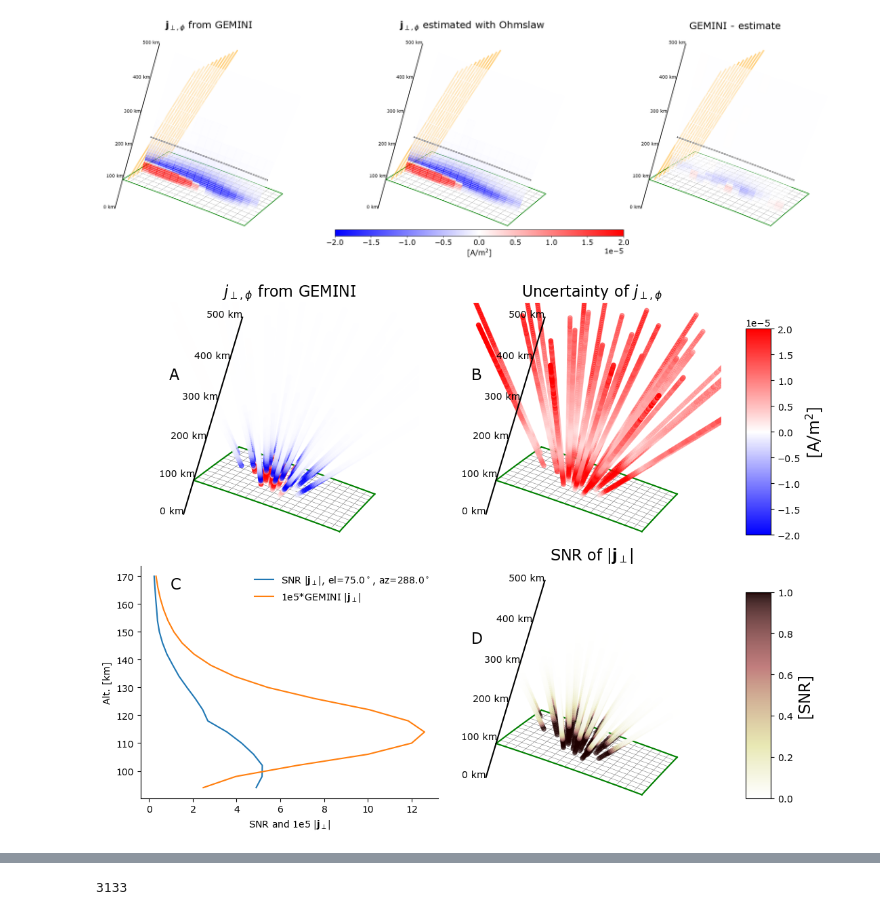
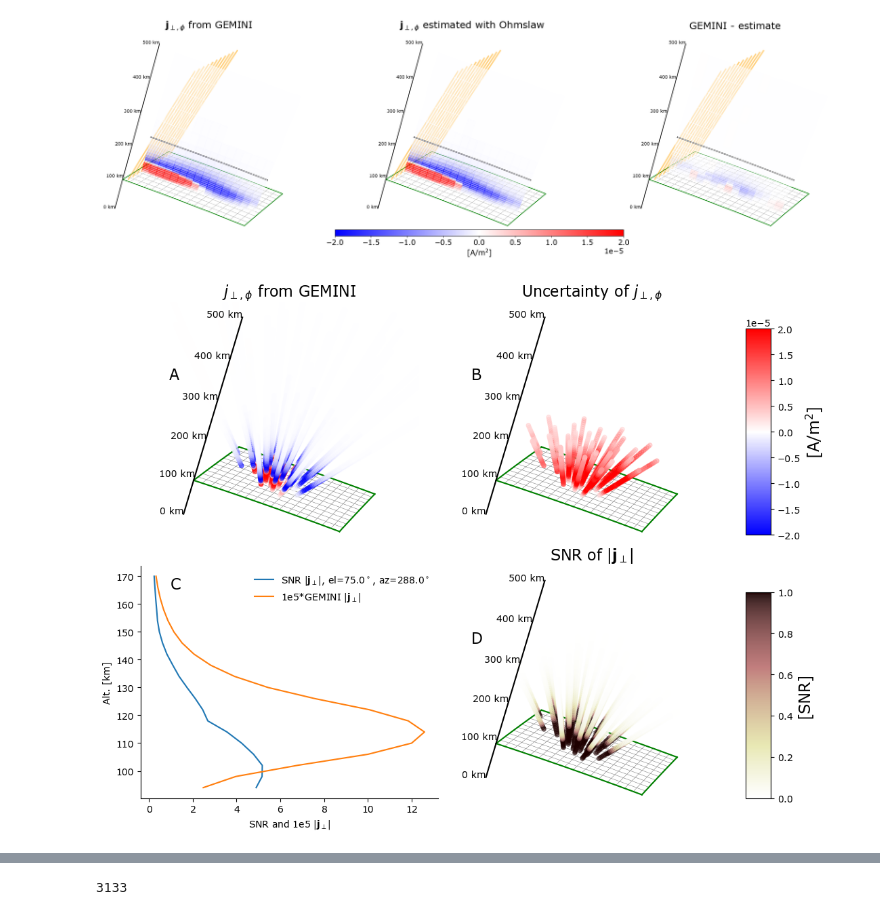
Before and after one commit to jpreistad/e3dsecs, a Jupyter notebook: paper/02_lompefit.ipynb, the cells around one changed output, grey strips where cells are left out. Cells and saved outputs as stored; diff of their text form; code cells hidden in the pictures.

```diff
--- a/paper/02_lompefit.ipynb
+++ b/paper/02_lompefit.ipynb
@@ -307,7 +308,7 @@ ax1.set_title(r'$j_{\perp, \phi}$ from GEMINI', fontsize=16)
 ax1.text(1900,850, 6200, 'A', fontsize=16)
 ax2 = diagnostics.plot_analysis_grid(dat.__dict__, gr.grid, gr.alts_grid,
                 1, 1, 1, dipole_lompe=False, data=True, eiscat=True, _d=400,
-                q='dje', cmap='bwr', clim=clim, diverging=True, ax=ax2)
+                q='dje', cmap='bwr', clim=clim, diverging=True, ax=ax2, maxh=maph)
 ax2.set_title(r'Uncertainty of $j_{\perp, \phi}$', fontsize=16)
 ax2.text(1900,850, 6200, 'B', fontsize=16)
 
@@ -329,31 +330,31 @@ ax4.set_title(r'SNR of $|\mathbf{j}_{\perp}|$', fontsize=16)
 ax4.text(1900,850, 6200, 'D', fontsize=16)
 
 #Colorbar lower row
 cbarax = plt.subplot2grid((20,21), (11, 20), rowspan = 8, colspan = 1)
 cmap = plt.cm.pink_r
 import matplotlib as mpl
 norm = mpl.colors.Normalize(vmin=0, vmax=_clim)
 cb2 = mpl.colorbar.ColorbarBase(cbarax, cmap=cmap,
                             norm=norm,
                             orientation='vertical')
 cb2.set_label('[SNR]', fontsize=16)
 
 # SNR line plot
 use = np.where((dat.az_all==288) & (dat.el_all==75))[0]
 N = dat.el_all.size
 _az = dat.az_all[use[0]]
 _el = dat.el_all[use[0]]
 s_str = r'SNR $|\mathbf{j}_{\perp}|$, el=$%3.1f^\circ$, az=$%3.1f^\circ$' % (_el,_az)
 ax3.plot(dat.SNR[use[0]:use[0]+20], dat.alt[use[0]:use[0]+20], label=s_str)
 # ax3.plot(datadict['SNRe'][N-nn:N-nn+20], datadict['alt'][N-nn:N-nn+20], label=s_str)
 ax3.plot(np.abs(1e5*dat.jperpmag[use[0]:use[0]+20]), dat.alt[use[0]:use[0]+20], label=r'1e5*GEMINI $|\mathbf{j}_{\perp}|$')
 # ax3.plot(np.abs(1e5*datadict['jperpe'][N-nn:N-nn+20]), datadict['alt'][N-nn:N-nn+20], label='1e5*abs(GEMINI $j_{\perp,\phi}$)')
 ax3.legend(frameon=False)
 ax3.set_xlabel('SNR and 1e5 $|\mathbf{j}_{\perp}|$')
 ax3.set_ylabel('Alt. [km]')
 ax3.spines[['right', 'top']].set_visible(False)
 ax3.text(0.1,0.9, 'C', fontsize=16, transform=ax3.transAxes)
 if savefigs:
     fig.savefig('./plots/jperp_uncertainty.pdf',bbox_inches='tight')
 # %% [output]
-[figure, old version]
+[figure, new version]
```
Also changed, not shown: parts of 5 cells of this notebook, 17 other files.
